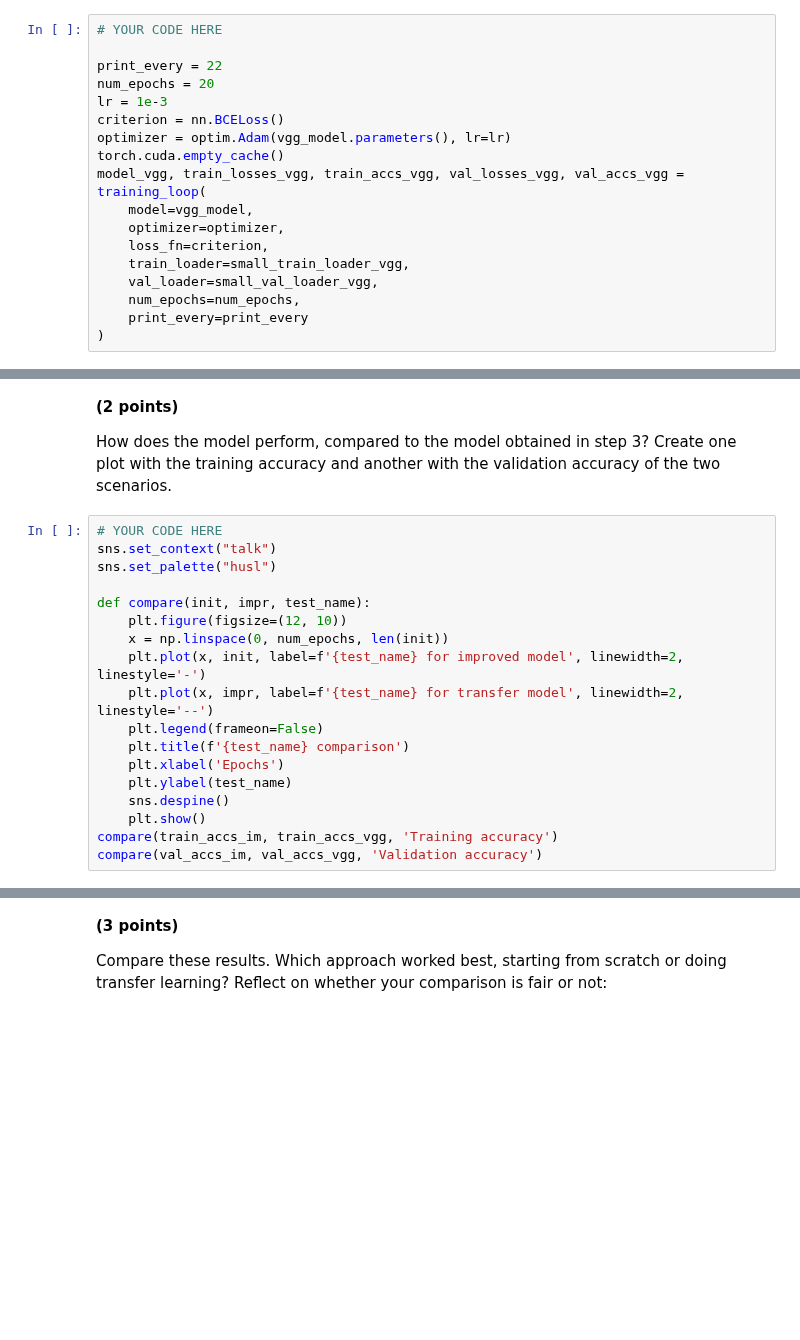
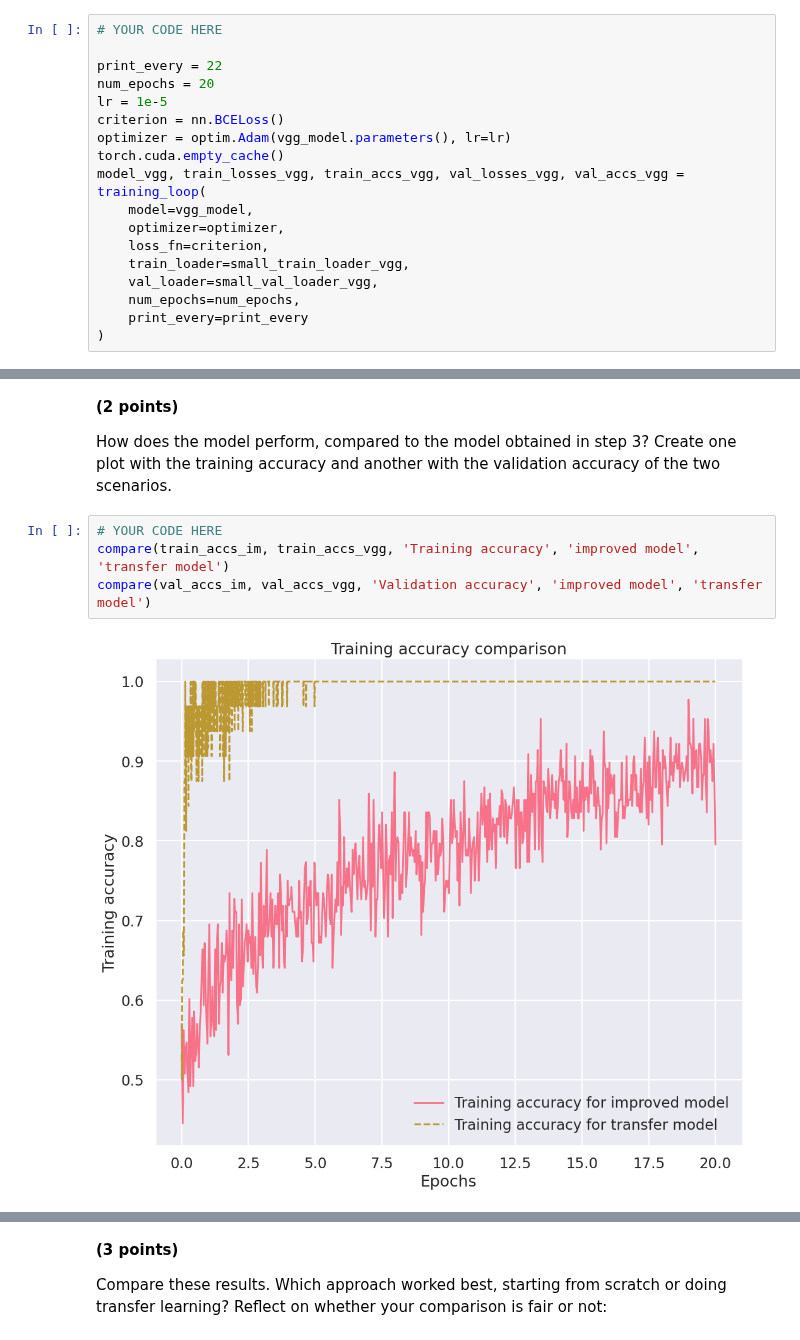
Before and after one commit to jingzhang00/deep-machine-learning, a Jupyter notebook: home-assignments/HA1/HA1.ipynb, the cells around one changed output, grey strips where cells are left out. Drawn from its saved outputs; the diff is of its cells as text; blank space fills up the shorter version.

```diff
--- a/home-assignments/HA1/HA1.ipynb
+++ b/home-assignments/HA1/HA1.ipynb
@@ -1022,7 +1011,7 @@ Perform the transfer learning by training the top layers of your model.
 
 print_every = 22
 num_epochs = 20
-lr = 1e-3
+lr = 1e-5
 criterion = nn.BCELoss()
 optimizer = optim.Adam(vgg_model.parameters(), lr=lr)
 torch.cuda.empty_cache()
@@ -1049,21 +1057,9 @@ visual(train_accs_vgg, val_accs_vgg, 'Accuracy')
 **(2 points)**
 
 How does the model perform, compared to the model obtained in step 3? Create one plot with the training accuracy and another with the validation accuracy of the two scenarios.
-# %%
-# YOUR CODE HERE
-sns.set_context("talk")
-sns.set_palette("husl")
-
-def compare(init, impr, test_name):
-    plt.figure(figsize=(12, 10))
-    x = np.linspace(0, num_epochs, len(init))
-    plt.plot(x, init, label=f'{test_name} for improved model', linewidth=2, linestyle='-')
-    plt.plot(x, impr, label=f'{test_name} for transfer model', linewidth=2, linestyle='--')
-    plt.legend(frameon=False)
-    plt.title(f'{test_name} comparison')
-    plt.xlabel('Epochs')
-    plt.ylabel(test_name)
-    sns.despine()
-    plt.show()
-compare(train_accs_im, train_accs_vgg, 'Training accuracy')
-compare(val_accs_im, val_accs_vgg, 'Validation accuracy')
+# %%
+# YOUR CODE HERE
+compare(train_accs_im, train_accs_vgg, 'Training accuracy', 'improved model', 'transfer model')
+compare(val_accs_im, val_accs_vgg, 'Validation accuracy', 'improved model', 'transfer model')
+# %% [output]
+[figure, added]
```
Also changed, not shown: parts of 28 cells of this notebook.
